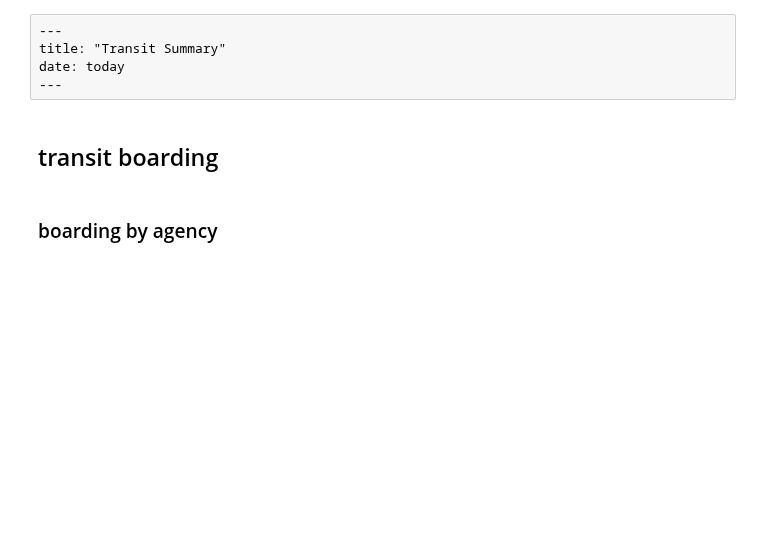
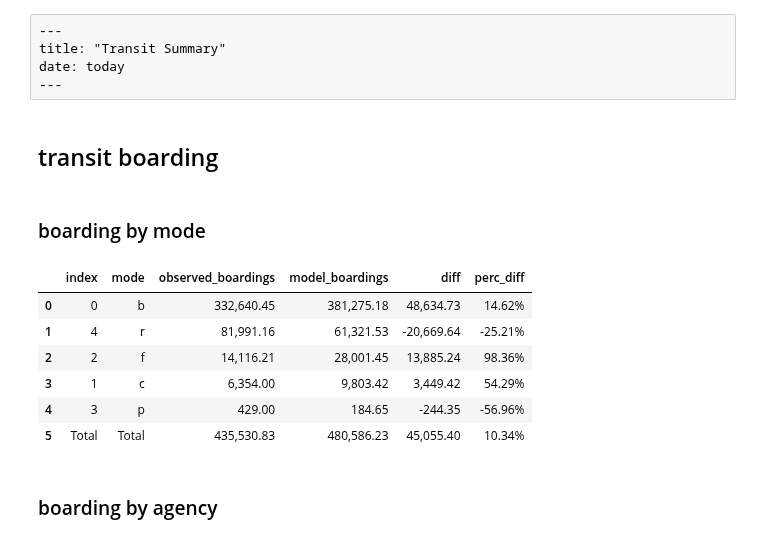
Before and after one commit to psrc/soundcast, a Jupyter notebook: scripts/summarize/validation_network/validation_scripts/transit_validation.ipynb, the cells around one changed output. Drawn from its saved outputs; the diff is of its cells as text; code cells hidden in the pictures; blank space fills up the shorter version.

Commit message:
transit network validation: add transit boardings by mode

```diff
--- a/scripts/summarize/validation_network/validation_scripts/transit_validation.ipynb
+++ b/scripts/summarize/validation_network/validation_scripts/transit_validation.ipynb
@@ -35,6 +35,32 @@ pd.options.display.float_format = '{:0,.2f}'.format
 format_percent = "{:,.2%}".format
 # %% [markdown]
 ## transit boarding
+# %% [markdown]
+### boarding by mode
+# %%
+df = pd.read_csv(os.path.join(csv_path, 'daily_boardings_by_mode.csv')).sort_values('observed_boardings', ascending=False)
+plot_df = df.melt(id_vars=['mode'], value_vars=['observed_boardings', 'model_boardings'],
+                  var_name='source', value_name='count')
+# %%
+table_df = df.copy()
+
+table_df.loc['Total','observed_boardings'] = table_df['observed_boardings'].sum(axis=0)
+table_df.loc['Total','model_boardings'] = table_df['model_boardings'].sum(axis=0)
+table_df.loc['Total','mode'] = 'Total'
+table_df['diff'] = table_df['model_boardings']-table_df['observed_boardings']
+table_df['perc_diff'] = table_df['diff']/table_df['observed_boardings']
+table_df[['observed_boardings','model_boardings','diff']] = table_df[['observed_boardings','model_boardings','diff']].astype('float')
+table_df[['perc_diff']] = table_df[['perc_diff']].applymap(format_percent)
+table_df = table_df.reset_index()
+table_df
+# %% [output]
+|  | index | mode | observed_boardings | model_boardings | diff | perc_diff |
+| 0 | 0 | b | 332,640.45 | 381,275.18 | 48,634.73 | 14.62% |
+| 1 | 4 | r | 81,991.16 | 61,321.53 | -20,669.64 | -25.21% |
+| 2 | 2 | f | 14,116.21 | 28,001.45 | 13,885.24 | 98.36% |
+| 3 | 1 | c | 6,354.00 | 9,803.42 | 3,449.42 | 54.29% |
+| 4 | 3 | p | 429.00 | 184.65 | -244.35 | -56.96% |
+| 5 | Total | Total | 435,530.83 | 480,586.23 | 45,055.40 | 10.34% |
 # %% [markdown]
 ### boarding by agency
 # %%
```
Also changed, not shown: 3 other files.
